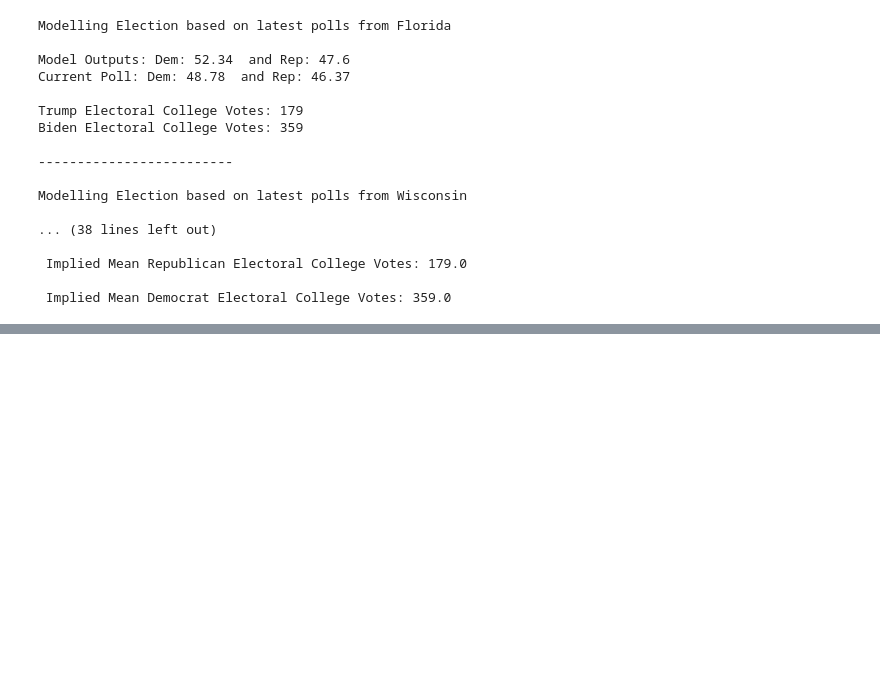
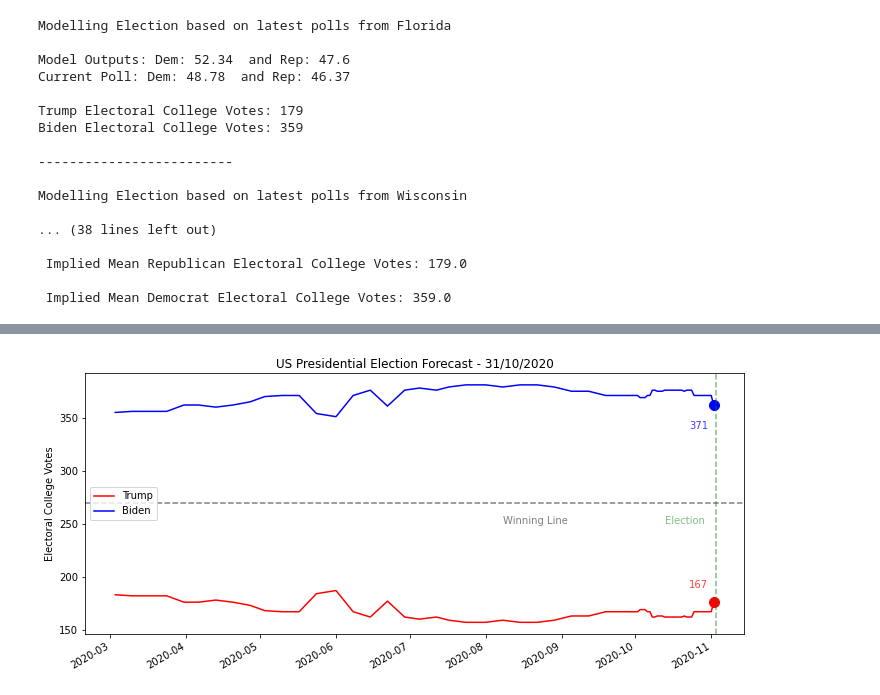
Before and after one commit to nowaycomputer/us_election_2020, a Jupyter notebook: notebooks/2020 Demographic Polls Model.ipynb, the cells around one changed output, grey strips where cells are left out. Cells and saved outputs as stored; diff of their text form; code cells hidden in the pictures; blank space fills up the shorter version.

```diff
--- a/notebooks/2020 Demographic Polls Model.ipynb
+++ b/notebooks/2020 Demographic Polls Model.ipynb
@@ -569,14 +569,14 @@ Modelling Election based on latest polls from Wisconsin
 #  For back testing - specify a last date of polls to include
 #
 #  Running backtest! in one cell
-end_date='31/10/2020'
+end_date='02/10/2020'
 
 # Get a new single instance of features based on polls for a given set of states (initially just one)
 model_run_rep_ev=[]
 model_run_dem_ev=[]
 
 # test_states=['Florida']
-test_states=['Florida','Wisconsin','Pennsylvania','North Carolina','Michigan']
+test_states=['Florida','Wisconsin','Pennsylvania','North Carolina','Michigan','Arizona','Georgia','Ohio']
 for s in test_states:
 
 #     wa_poll=get_weighted_norm_poll_vote_share_date_limited(get_short_name_from_long(s),end_date)
@@ -694,7 +692,8 @@ dates=['03/03/2020','10/03/2020','17/03/2020','24/03/2020',
        '06/10/2020','07/10/2020','08/10/2020','09/10/2020','10/10/2020',
        '11/10/2020','12/10/2020','13/10/2020','14/10/2020','15/10/2020','16/10/2020','17/10/2020',
        '18/10/2020','19/10/2020','20/10/2020','21/10/2020','22/10/2020','23/10/2020','24/10/2020',
-       '25/10/2020','26/10/2020','27/10/2020','28/10/2020','29/10/2020','30/10/2020']
+       '25/10/2020','26/10/2020','27/10/2020','28/10/2020','29/10/2020','30/10/2020','01/11/2020',
+      '02/11/2020']
 
 # dates=['28/07/2020','29/10/2020','30/10/2020']
 
@@ -785,0 +732,28 @@ plt.gcf().autofmt_xdate()
+# %%
+dates=pd.to_datetime(dates,format='%d/%m/%Y')
+# # text_date=['26/10/2020']
+
+plt.figure(figsize=(10,5))
+plt.title('US Presidential Election Forecast - 31/10/2020')
+plt.plot(dates,trump_ev_fl,c='r',label='Trump')
+plt.plot(dates,biden_ev_fl,c='b',label='Biden')
+
+plt.scatter(x=dates[-1],y=trump_ev_fl[-1],c='r',s=100)
+plt.scatter(x=dates[-1],y=biden_ev_fl[-1],c='b',s=100)
+
+plt.axhline(y=270,ls='--',c='k',alpha=0.5)
+plt.text(x=dates[-50],y=250,s='Winning Line',alpha=0.5)
+
+plt.text(x=dates[-10],y=190,s=str(rep_ev[-1]),alpha=0.75,c='r')
+plt.text(x=dates[-10],y=340,s=str(dem_ev[-1]),alpha=0.75,c='b')
+# plt.ylim(0,538)
+plt.ylabel('Electoral College Votes')
+plt.legend(loc='center left')
+
+plt.axvline(x=pd.to_datetime('11/03/2020'),ls='--',c='g',alpha=0.5)
+plt.text(x=dates[-20],y=250,s='Election',c='g',alpha=0.5)
+
+plt.tight_layout()
+plt.gcf().autofmt_xdate()
+# %% [output]
+[figure, added]
```
Also changed, not shown: parts of 6 cells of this notebook, 4 other files.
